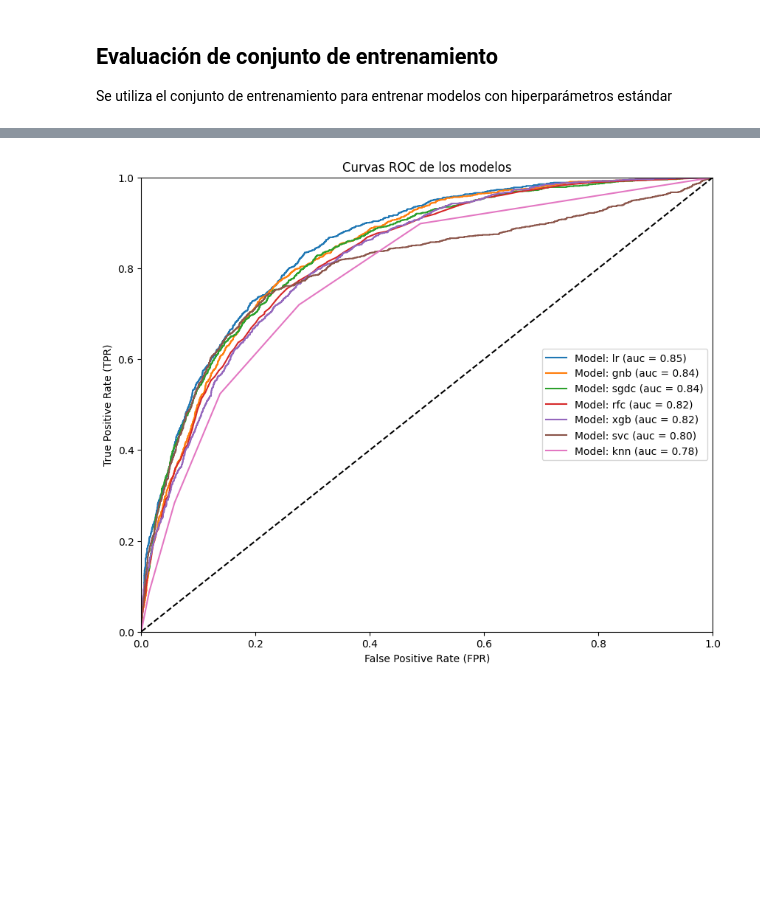
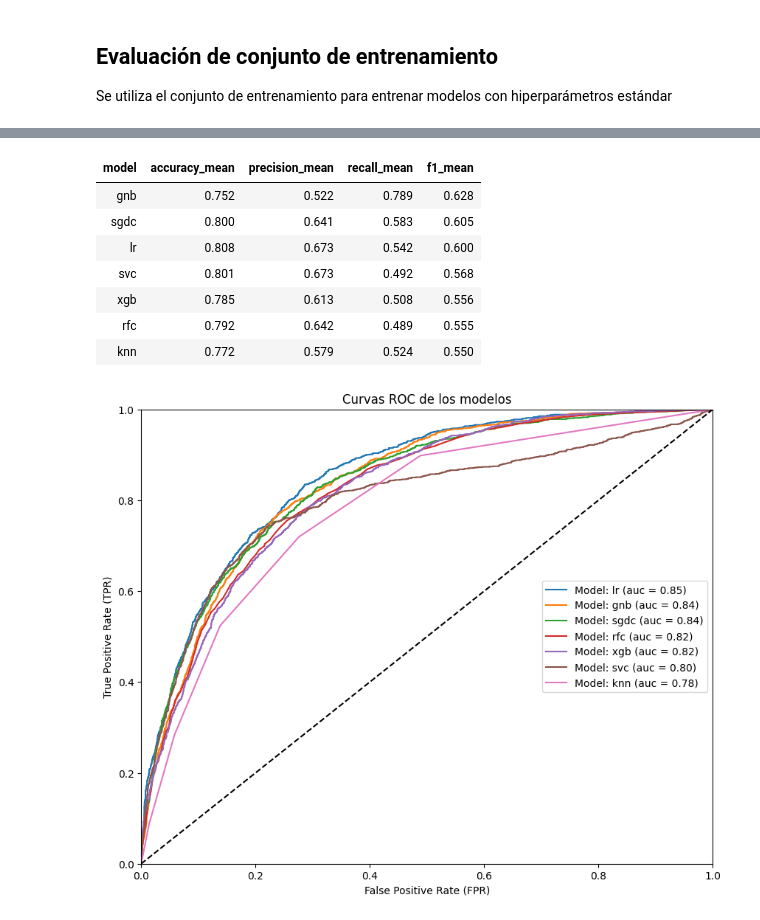
Before and after one commit to miguelvg27/ia-pucp-ml-trabajo, a Jupyter notebook: ML_TrabajoGrupal_01.ipynb, the cells around one changed output, grey strips where cells are left out. Saved outputs shown, nothing was run; the diff lists cells and outputs as text; code cells hidden in the pictures; blank space fills up the shorter version.

```diff
--- a/ML_TrabajoGrupal_01_v2.ipynb
+++ b/ML_TrabajoGrupal_01.ipynb
@@ -978,3 +1004,14 @@ results.sort_values(by='f1_mean', ascending=False)
+# %%
+mostrar_df_estilizado(results_default[['model','accuracy_mean','precision_mean','recall_mean','f1_mean']])
+# %% [output]
+| model | accuracy_mean | precision_mean | recall_mean | f1_mean |
+| gnb | 0.752 | 0.522 | 0.789 | 0.628 |
+| sgdc | 0.800 | 0.641 | 0.583 | 0.605 |
+| lr | 0.808 | 0.673 | 0.542 | 0.600 |
+| svc | 0.801 | 0.673 | 0.492 | 0.568 |
+| xgb | 0.785 | 0.613 | 0.508 | 0.556 |
+| rfc | 0.792 | 0.642 | 0.489 | 0.555 |
+| knn | 0.772 | 0.579 | 0.524 | 0.550 |
 # %%
 plot_eval_roc(predictions)
 # %% [output]
```
Also changed, not shown: parts of 13 cells of this notebook, 1 other file.
